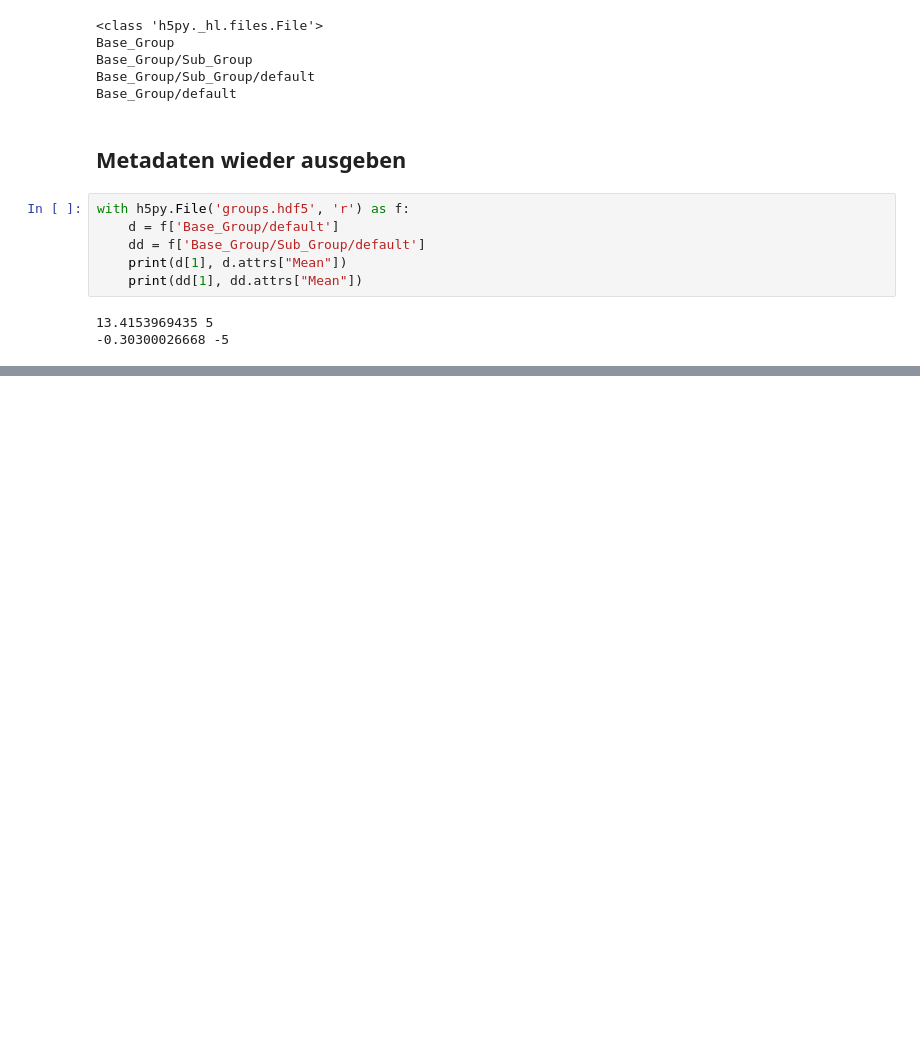
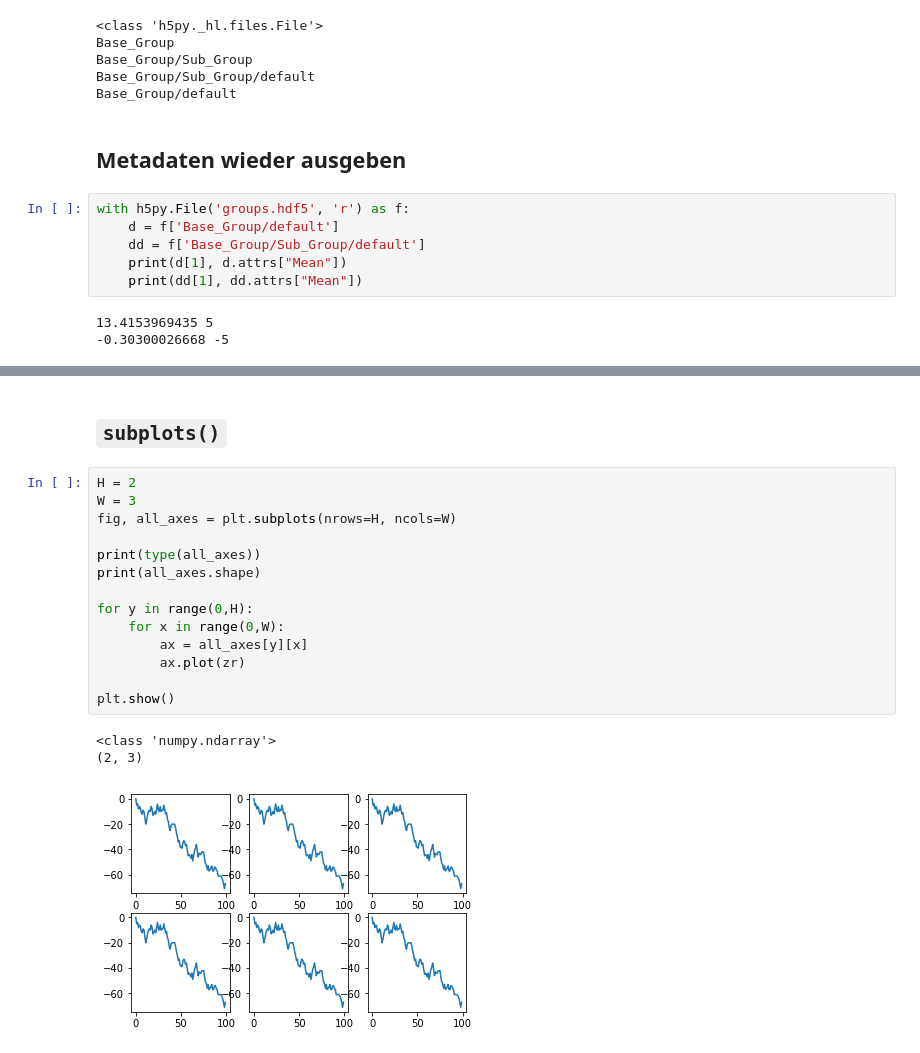
Before and after one commit to juebrauer/course_introduction_to_python, a Jupyter notebook: 00_verschiedenes/verschiedenes.ipynb, the cells around one changed output, grey strips where cells are left out. Saved outputs shown, nothing was run; the diff lists cells and outputs as text; blank space fills up the shorter version.

```diff
--- a/00_verschiedenes/verschiedenes.ipynb
+++ b/00_verschiedenes/verschiedenes.ipynb
@@ -465,0 +496,20 @@ with h5py.File('groups.hdf5', 'r') as f:
+# %% [markdown]
+## `subplots()`
+# %%
+H = 2
+W = 3
+fig, all_axes = plt.subplots(nrows=H, ncols=W)
+
+print(type(all_axes))
+print(all_axes.shape)
+
+for y in range(0,H):
+    for x in range(0,W):
+        ax = all_axes[y][x]
+        ax.plot(zr)
+
+plt.show()
+# %% [output]
+<class 'numpy.ndarray'>
+(2, 3)
+[figure, added]
```
Also changed, not shown: parts of 11 cells of this notebook.
